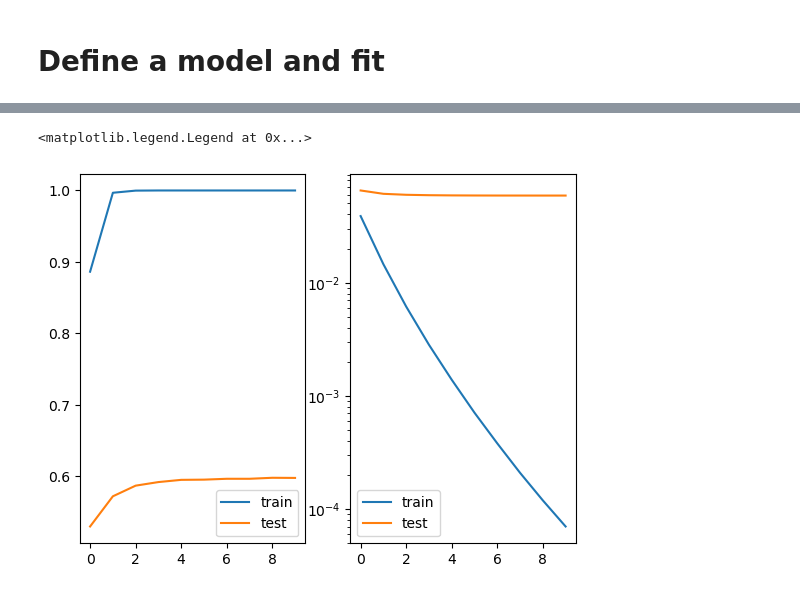
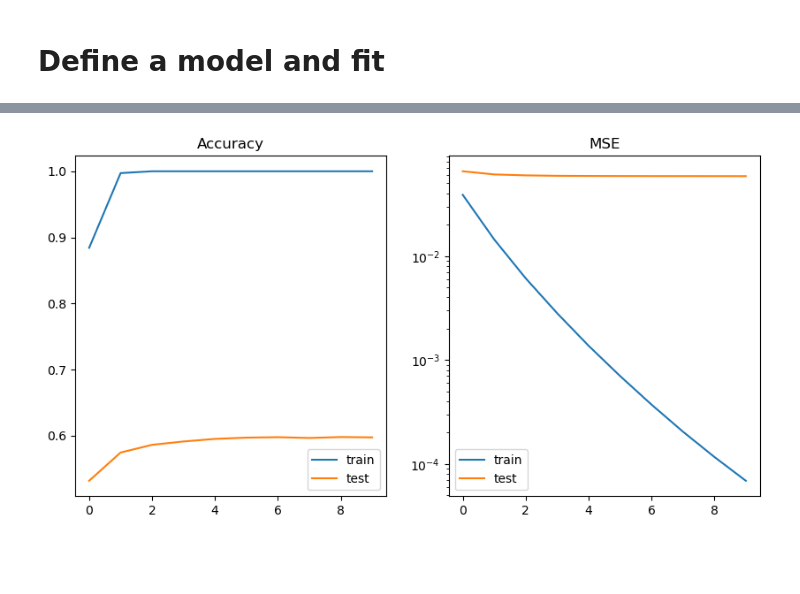
Before and after one commit to EigenPro/EigenPro-pytorch, a Jupyter notebook: demo/EigenPro_cifar-10.ipynb, the cells around one changed output, grey strips where cells are left out. Drawn from its saved outputs; the diff is of its cells as text; code cells hidden in the pictures; blank space fills up the shorter version.

Commit message:
nicer plots

```diff
--- a/demo/EigenPro_cifar-10.ipynb
+++ b/demo/EigenPro_cifar-10.ipynb
@@ -84,13 +84,15 @@ epoch:  18    time: 06.9s    train accuracy: 100.00%    val accuracy: 59.80%
 # %%
+plt.figure(figsize=(10,5))
 plt.subplot(1,2,1)
-plt.plot(torch.tensor([i, results[i][0]['multiclass-acc'] for i in results.keys()]), label='train')
-plt.plot(torch.tensor([i, results[i][1]['multiclass-acc'] for i in results.keys()]), label='test')
+plt.plot(torch.tensor([results[i][0]['multiclass-acc'] for i in results.keys()]), label='train')
+plt.plot(torch.tensor([results[i][1]['multiclass-acc'] for i in results.keys()]), label='test')
 plt.legend()
+plt.title('Accuracy')
 plt.subplot(1,2,2)
-plt.plot(torch.tensor([i, results[i][0]['mse'] for i in results.keys()]), label='train')
-plt.plot(torch.tensor([i, results[i][1]['mse'] for i in results.keys()]), label='test')
+plt.plot(torch.tensor([results[i][0]['mse'] for i in results.keys()]), label='train')
+plt.plot(torch.tensor([results[i][1]['mse'] for i in results.keys()]), label='test')
 plt.yscale('log')
-plt.legend()
+plt.title('MSE')
+_=plt.legend()
 # %% [output]
-<matplotlib.legend.Legend at 0x...>
-[figure, old version]
+[figure, new version]
```
Also changed, not shown: parts of 2 cells of this notebook.
